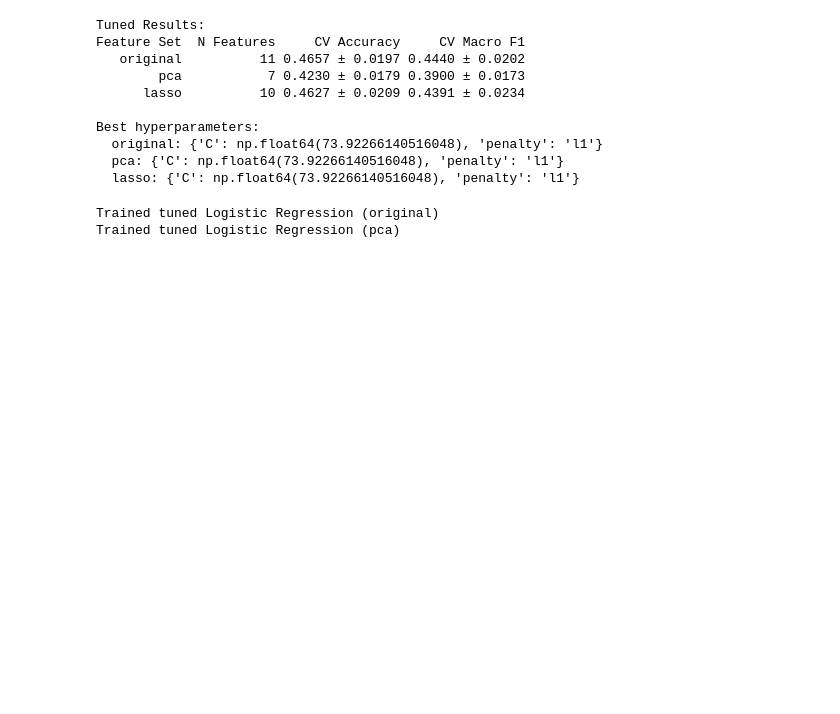
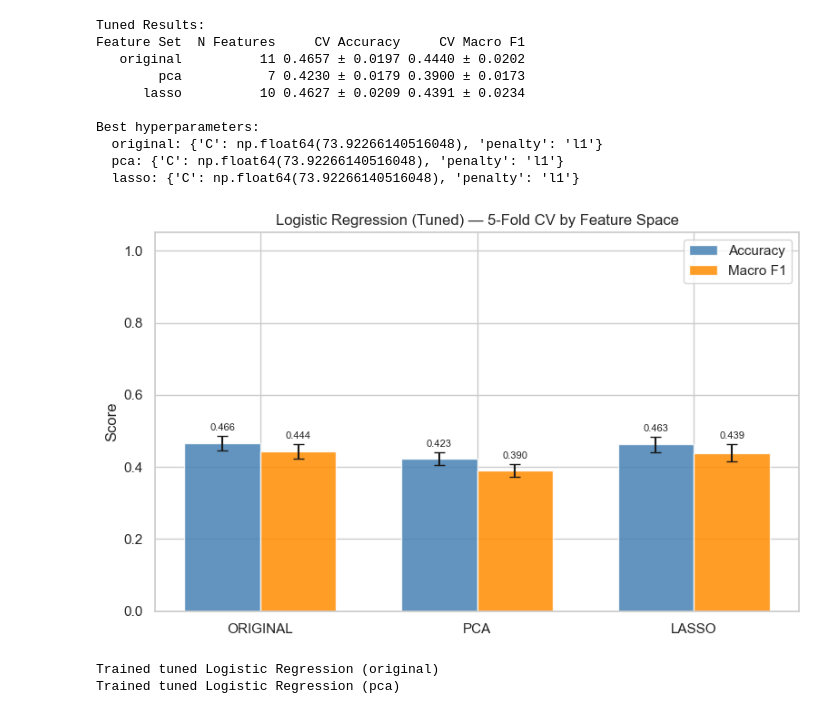
Before and after one commit to rshumway105/obesity-classification, a Jupyter notebook: notebooks/04_logistic_regression.ipynb, the cells around one changed output. Cells and saved outputs as stored; diff of their text form; code cells hidden in the pictures; blank space fills up the shorter version.

Commit message:
tuned graphs for regression and forest models

```diff
--- a/notebooks/04_logistic_regression.ipynb
+++ b/notebooks/04_logistic_regression.ipynb
@@ -370,6 +349,34 @@ Best hyperparameters:
   original: {'C': np.float64(73.92266140516048), 'penalty': 'l1'}
   pca: {'C': np.float64(73.92266140516048), 'penalty': 'l1'}
   lasso: {'C': np.float64(73.92266140516048), 'penalty': 'l1'}
+# %%
+fs_labels = list(cv_results_tuned.keys())
+x     = np.arange(len(fs_labels))
+width = 0.35
+
+acc_means = [cv_results_tuned[k]['acc_mean'] for k in fs_labels]
+acc_stds  = [cv_results_tuned[k]['acc_std']  for k in fs_labels]
+f1_means  = [cv_results_tuned[k]['f1_mean']  for k in fs_labels]
+f1_stds   = [cv_results_tuned[k]['f1_std']   for k in fs_labels]
+
+fig, ax = plt.subplots(figsize=(8, 5))
+bars1 = ax.bar(x - width/2, acc_means, width, yerr=acc_stds, capsize=4,
+               label='Accuracy', color='steelblue', alpha=0.85)
+bars2 = ax.bar(x + width/2, f1_means,  width, yerr=f1_stds,  capsize=4,
+               label='Macro F1', color='darkorange', alpha=0.85)
+ax.set_xticks(x)
+ax.set_xticklabels([f.upper() for f in fs_labels])
+ax.set_ylabel('Score')
+ax.set_title('Logistic Regression (Tuned) — 5-Fold CV by Feature Space')
+ax.set_ylim(0, 1.05)
+ax.legend()
+ax.bar_label(bars1, fmt='%.3f', padding=3, fontsize=8)
+ax.bar_label(bars2, fmt='%.3f', padding=3, fontsize=8)
+plt.tight_layout()
+plt.savefig('../figures/04-Logistic-Regression/lr_cv_comparison_tuned.png', dpi=150, bbox_inches='tight')
+plt.show()
+# %% [output]
+[figure, added]
 # %%
 joblib.dump(cv_results_tuned, '../data/processed/cv_results_lr_tuned.pkl')
 
```
Also changed, not shown: parts of 3 cells of this notebook, 4 other files.
